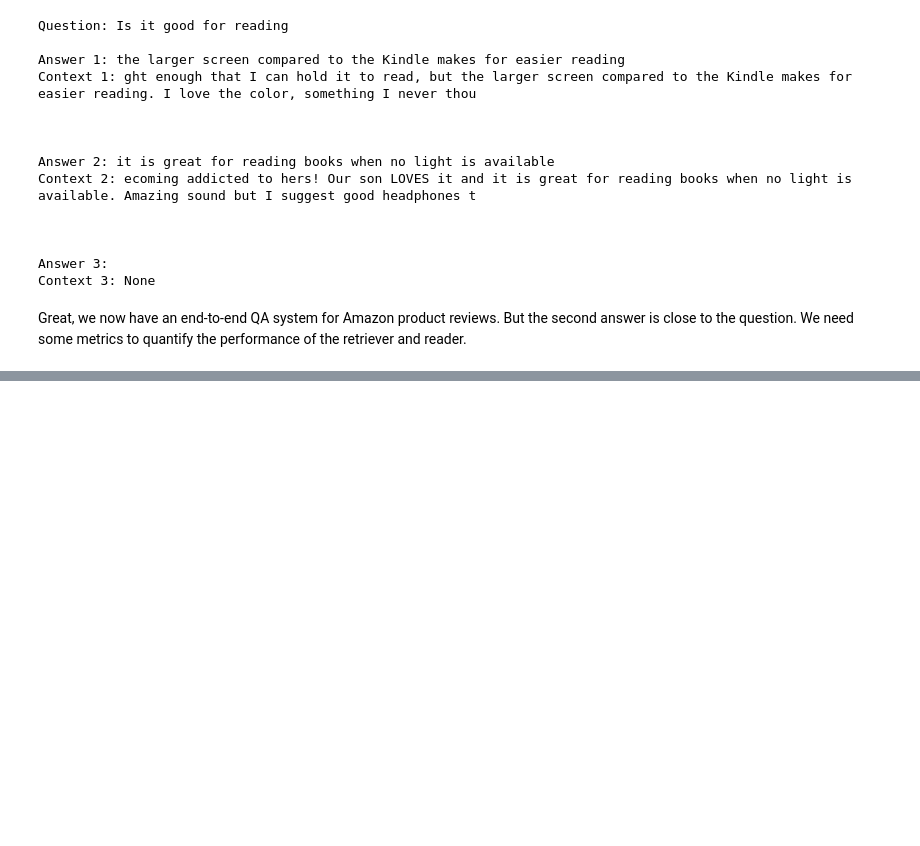
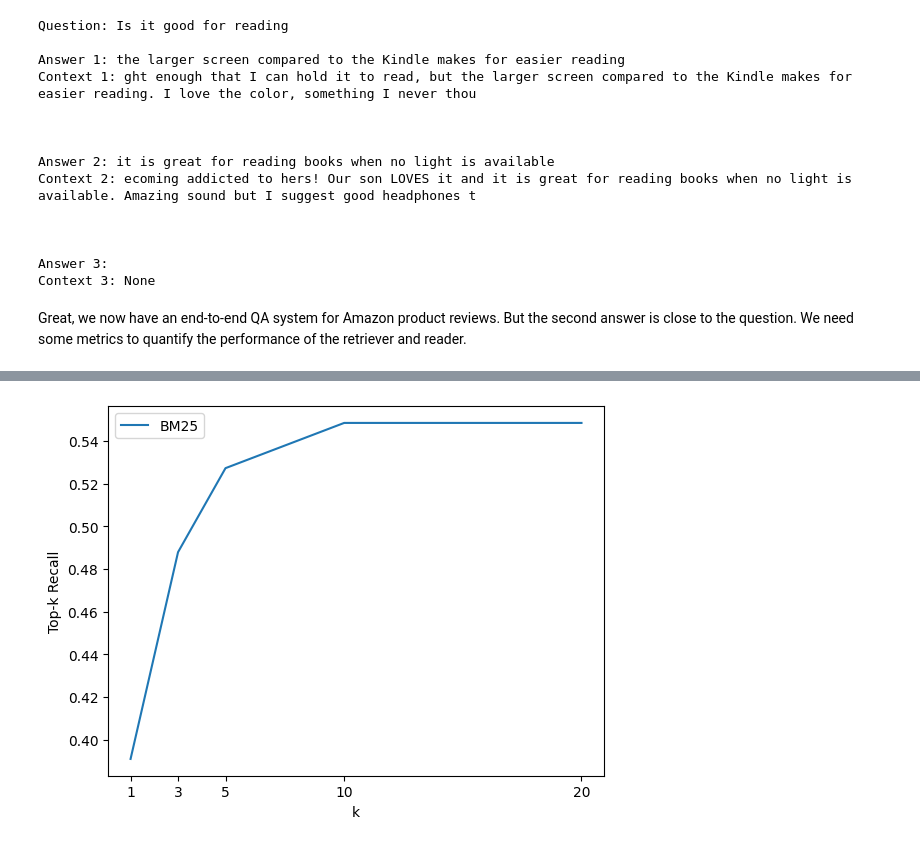
Before and after one commit to JpChii/nlp-with-hugging-face, a Jupyter notebook: notebooks/7-question-answering.ipynb, the cells around one changed output, grey strips where cells are left out. Saved outputs shown, nothing was run; the diff lists cells and outputs as text; code cells hidden in the pictures; blank space fills up the shorter version.

Commit message:
completed bm25 retriever evaluation

```diff
--- a/notebooks/7-question-answering.ipynb
+++ b/notebooks/7-question-answering.ipynb
@@ -1026,0 +1160,10 @@ Great, we now have an end-to-end QA system for Amazon product reviews. But the s
+# %%
+eval_result = pipe.eval(
+    labels=labels_agg,
+    params={
+        "Retriever": {
+            "top_k": 3
+        }
+    }
+)
+metrics = eval_result.calculate_metrics()
@@ -1026,0 +1220,22 @@ Great, we now have an end-to-end QA system for Amazon product reviews. But the s
+# %%
+def evaluate_retriever(retriever, topk_values = [1,3,5,10,20]):
+    topk_results = {}
+    # Calculate max top_k
+    max_top_k = max(topk_values)
+    # Create Pipeline
+    p = DocumentSearchPipeline(retriever=retriever)
+    # Run inference with max top_k by looping over each question-answers pair in test set
+    eval_result = p.eval(
+        labels=labels_agg,
+        params={"Retriever": {"top_k": max_top_k}},
+    )
+    # Calculate metric for each top_k value
+    for topk in topk_values:
+        # Get metrics
+        metrics = eval_result.calculate_metrics(simulated_top_k_retriever=topk)
+        topk_results[topk] = {"recall": metrics["Retriever"]["recall_single_hit"]}
+
+    return topk_results
+
+
+bm25_topk_df = evaluate_retriever(bm25_retriever)
@@ -1026,0 +1267,14 @@ Great, we now have an end-to-end QA system for Amazon product reviews. But the s
+# %%
+
+def plot_retriever_eval(dfs, retriever_names):
+    fig, ax = plt.subplots()
+    for df, retriever_name in zip(dfs, retriever_names):
+        df.plot(y="recall", ax=ax, label=retriever_name)
+    plt.xticks(df.index)
+    plt.ylabel("Top-k Recall")
+    plt.xlabel("k")
+    plt.show()
+
+plot_retriever_eval([bm25_topk_df], ["BM25"])
+# %% [output]
+[figure, added]
```
Also changed, not shown: parts of 23 cells of this notebook.
